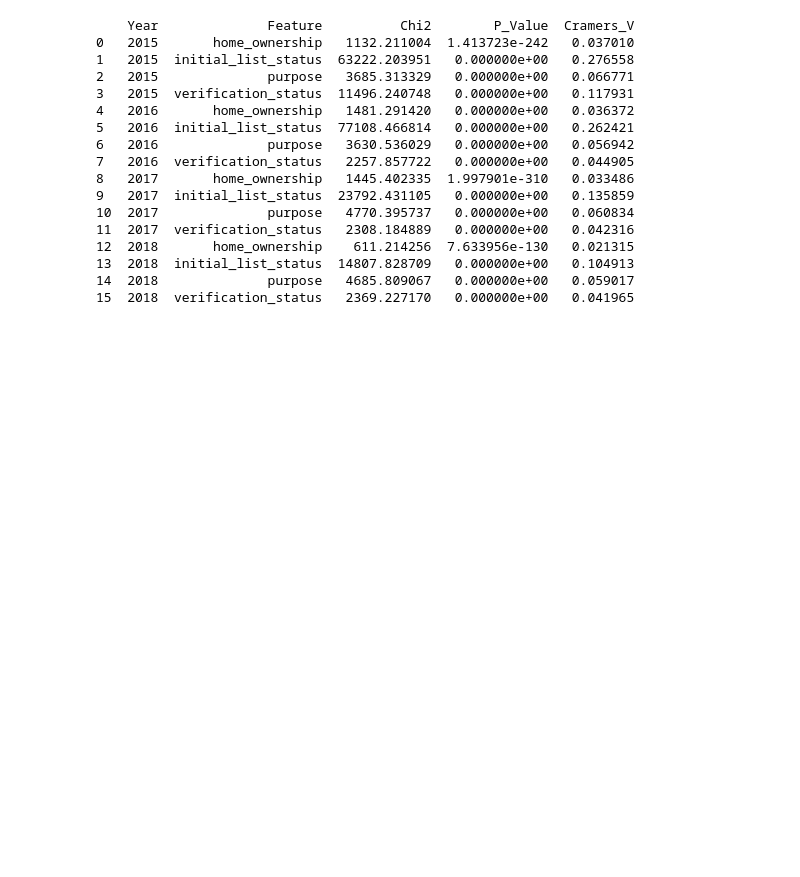
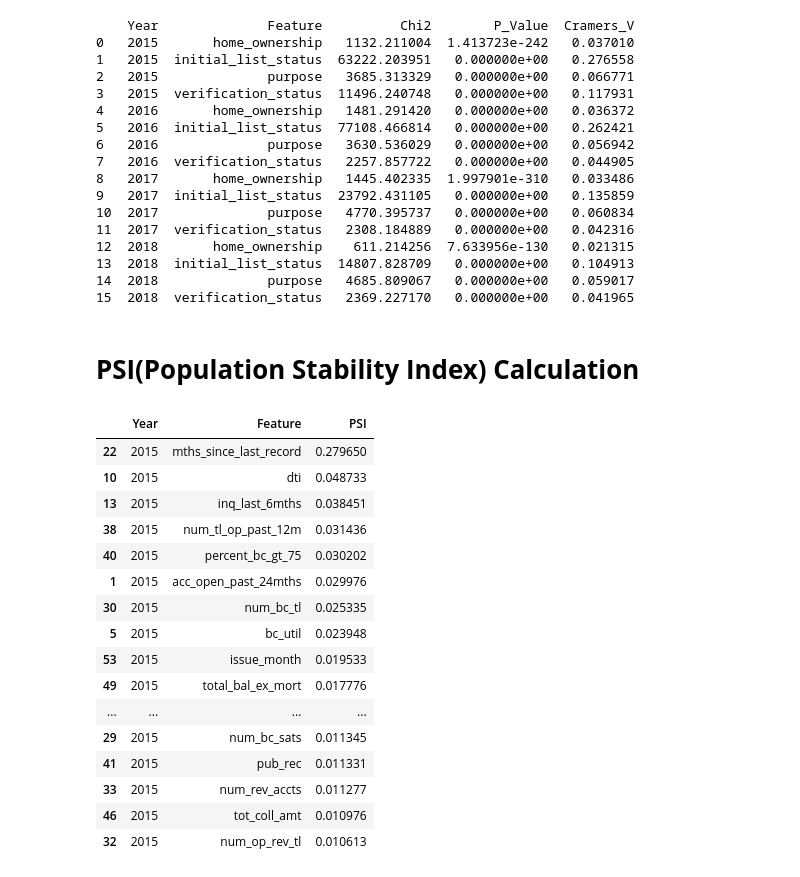
Before and after one commit to Saad7912/ML-Model-Drift-Health-Monitoring-Agent, a Jupyter notebook: LendingClubLoanData.ipynb, the cells around one changed output. Cells and saved outputs as stored; diff of their text form; code cells hidden in the pictures; blank space fills up the shorter version.

```diff
--- a/LendingClubLoanData.ipynb
+++ b/LendingClubLoanData.ipynb
@@ -2206,3 +2206,5 @@ print(categorical_drift_df)
 13  2018  initial_list_status  14807.828709   0.000000e+00   0.104913
 14  2018              purpose   4685.809067   0.000000e+00   0.059017
 15  2018  verification_status   2369.227170   0.000000e+00   0.041965
+# %% [markdown]
+# **PSI(Population Stability Index) Calculation**
@@ -2208,0 +2292,23 @@ print(categorical_drift_df)
+# %%
+psi_results_df.sort_values(
+    ["Year", "PSI"],
+    ascending=[True, False]
+).head(20)
+# %% [output]
+|  | Year | Feature | PSI |
+| 22 | 2015 | mths_since_last_record | 0.279650 |
+| 10 | 2015 | dti | 0.048733 |
+| 13 | 2015 | inq_last_6mths | 0.038451 |
+| 38 | 2015 | num_tl_op_past_12m | 0.031436 |
+| 40 | 2015 | percent_bc_gt_75 | 0.030202 |
+| 1 | 2015 | acc_open_past_24mths | 0.029976 |
+| 30 | 2015 | num_bc_tl | 0.025335 |
+| 5 | 2015 | bc_util | 0.023948 |
+| 53 | 2015 | issue_month | 0.019533 |
+| 49 | 2015 | total_bal_ex_mort | 0.017776 |
+| ... | ... | ... | ... |
+| 29 | 2015 | num_bc_sats | 0.011345 |
+| 41 | 2015 | pub_rec | 0.011331 |
+| 33 | 2015 | num_rev_accts | 0.011277 |
+| 46 | 2015 | tot_coll_amt | 0.010976 |
+| 32 | 2015 | num_op_rev_tl | 0.010613 |
```
Also changed, not shown: parts of 12 cells of this notebook.
